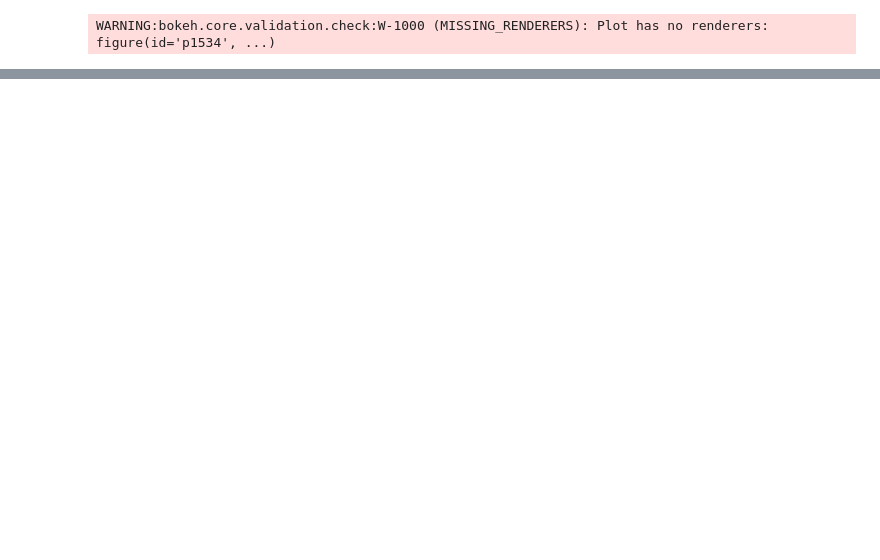
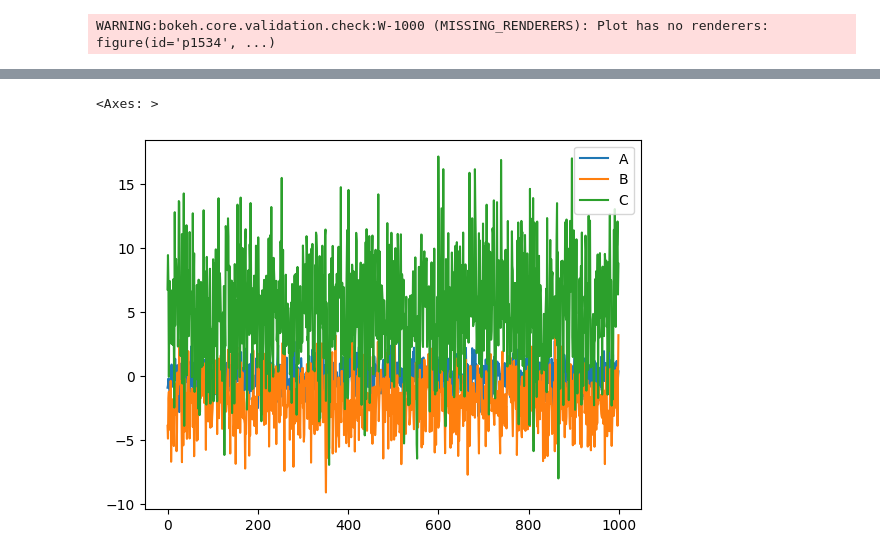
Before and after one commit to HARISH20205/work15, a Jupyter notebook: work15.ipynb, the cells around one changed output, grey strips where cells are left out. Cells and saved outputs as stored; diff of their text form; code cells hidden in the pictures; blank space fills up the shorter version.

```diff
--- a/work15.ipynb
+++ b/work15.ipynb
@@ -70,0 +162,8 @@ fig.show()
+# %%
+df=pd.DataFrame({'A':np.random.normal(0,1,1000),
+                 'B':np.random.normal(-2,2,1000),
+                 'C':np.random.normal(5,4,1000),})
+df.plot()
+# %% [output]
+<Axes: >
+[figure, added]
```
Also changed, not shown: parts of 19 cells of this notebook, 1 other file.
